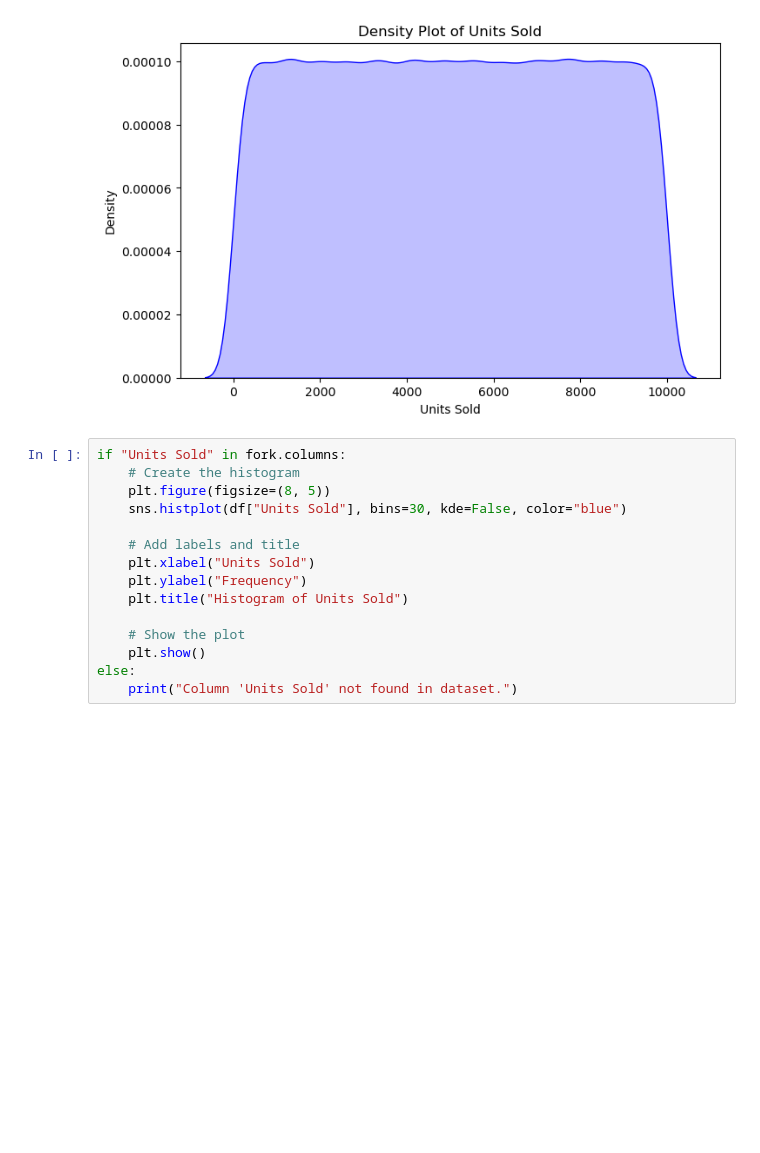
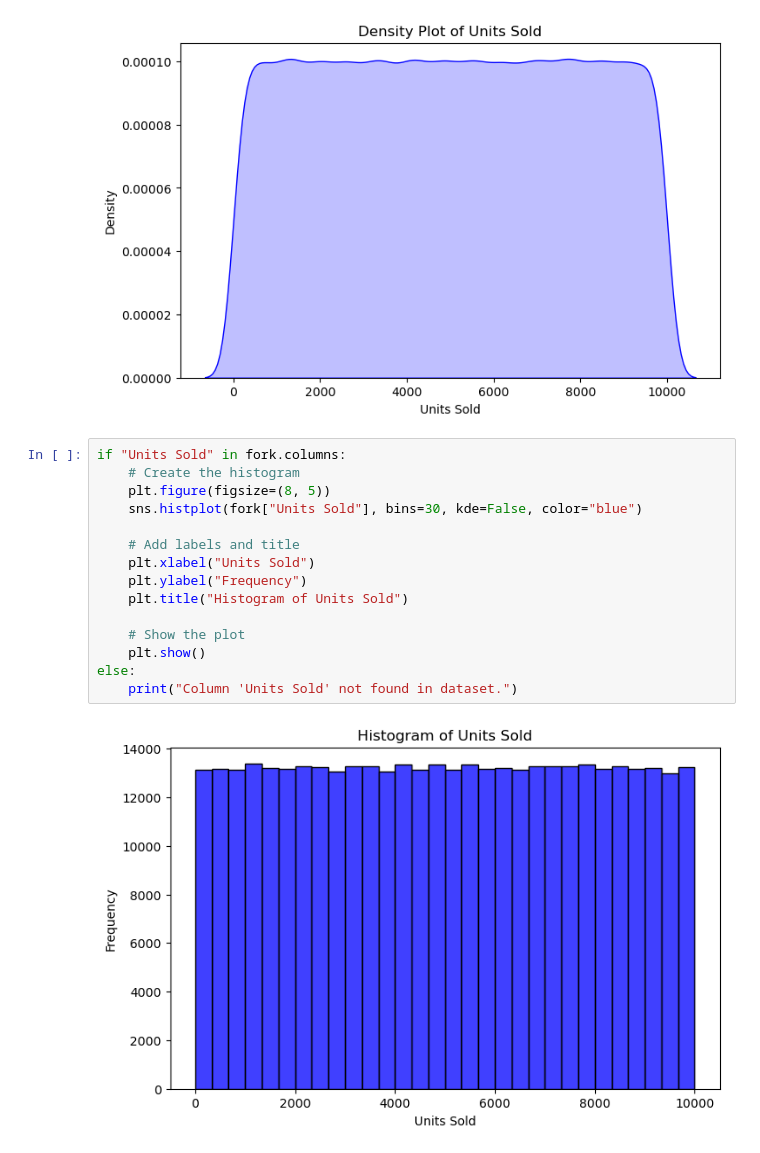
Before and after one commit to E-Mua/Forking_Assignment, a Jupyter notebook: Density plot & Histogram on Units Sold.ipynb, the cells around one changed output. Drawn from its saved outputs; the diff is of its cells as text; blank space fills up the shorter version.

Commit message:
Update Density and Histogram plots
Update on density and histogram plot

```diff
--- a/Density plot & Histogram on Units Sold.ipynb
+++ b/Density plot & Histogram on Units Sold.ipynb
@@ -50,15 +50,17 @@ else:
 # %%
 if "Units Sold" in fork.columns:
     # Create the histogram
     plt.figure(figsize=(8, 5))
-    sns.histplot(df["Units Sold"], bins=30, kde=False, color="blue")
+    sns.histplot(fork["Units Sold"], bins=30, kde=False, color="blue")
 
     # Add labels and title
     plt.xlabel("Units Sold")
     plt.ylabel("Frequency")
     plt.title("Histogram of Units Sold")
 
     # Show the plot
     plt.show()
 else:
     print("Column 'Units Sold' not found in dataset.")
+# %% [output]
+[figure, added]
```
